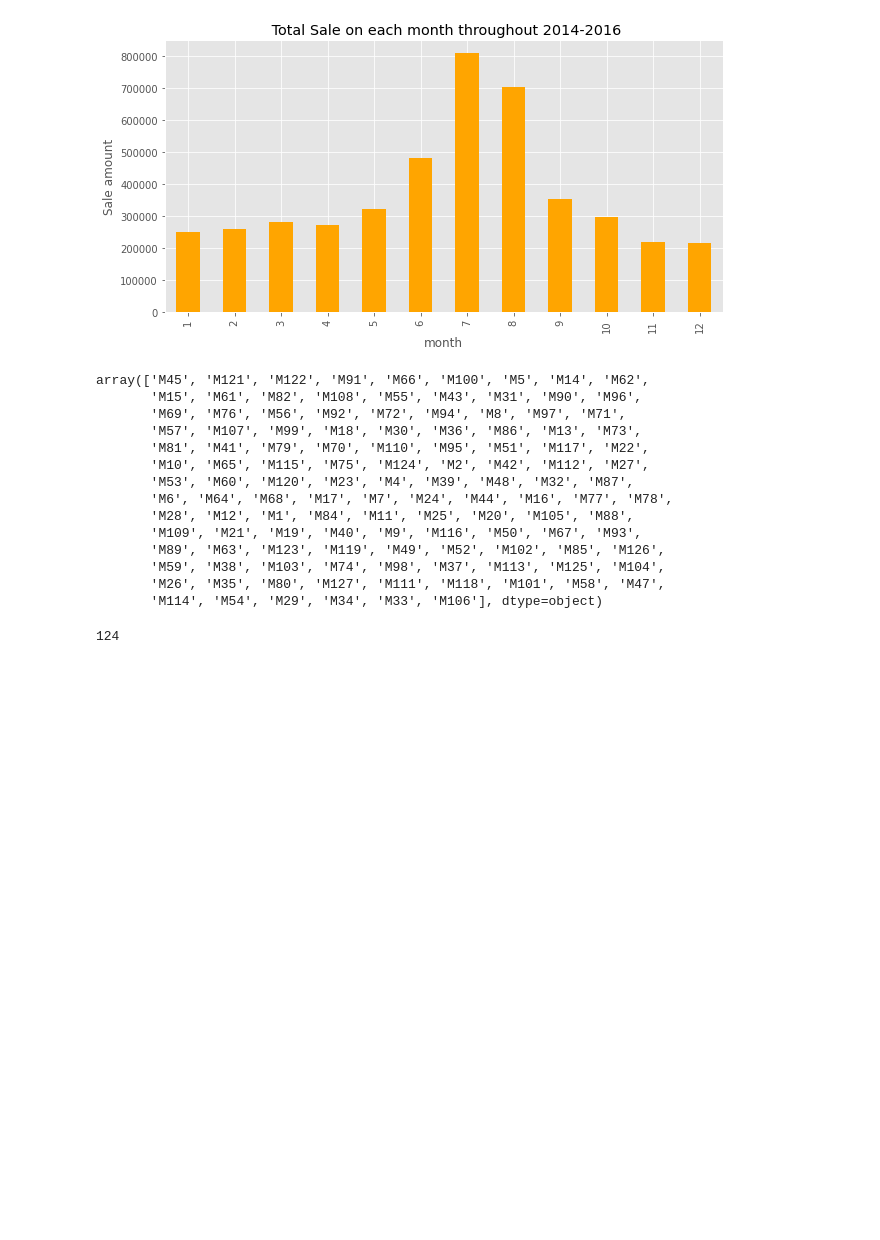
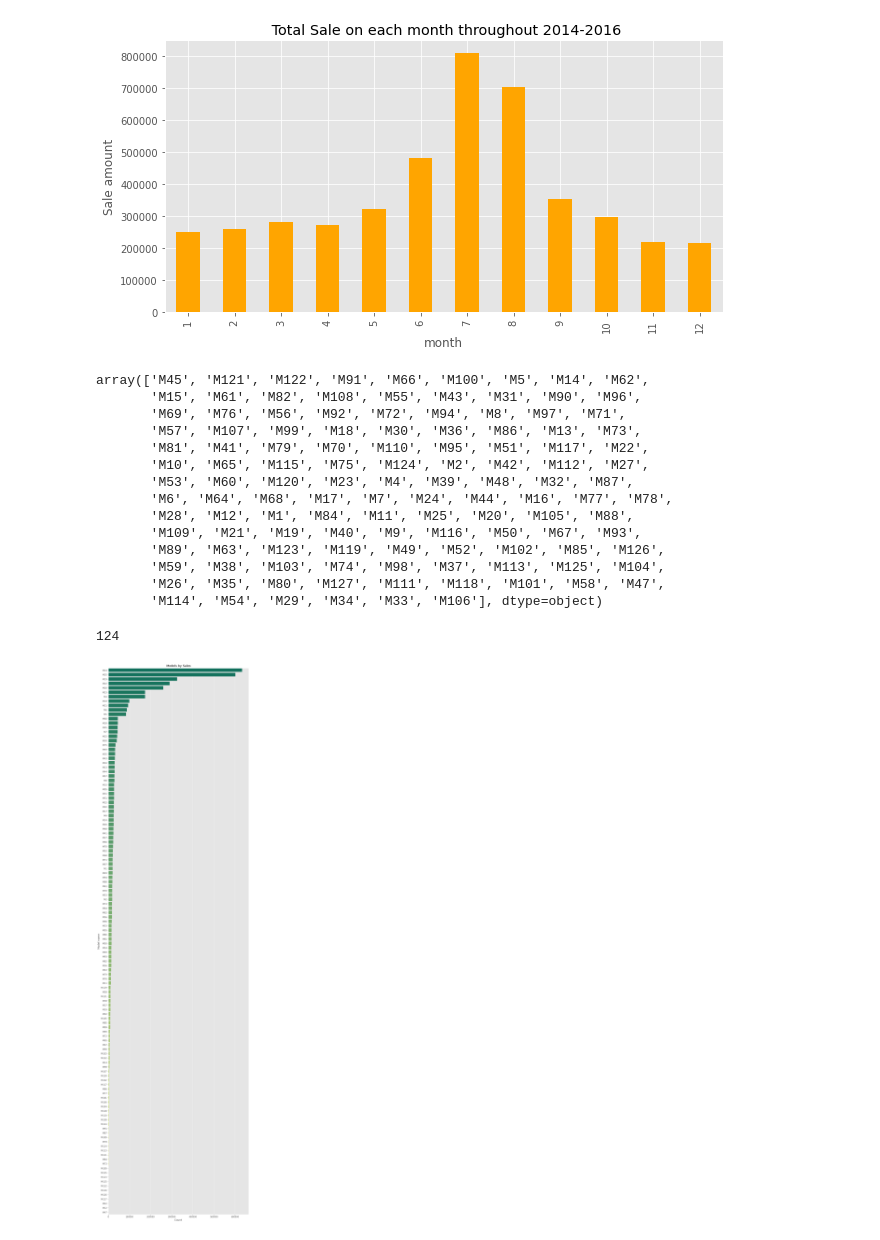
Before and after one commit to MusfiqDehan/1811821042_CSE445_Spring21, a Jupyter notebook: Problem-2/demand.ipynb, the cells around one changed output. Saved outputs shown, nothing was run; the diff lists cells and outputs as text; code cells hidden in the pictures; blank space fills up the shorter version.

Commit message:
Problem-2: Create and save models by cells

```diff
--- a/Problem-2/demand.ipynb
+++ b/Problem-2/demand.ipynb
@@ -158,3 +158,13 @@ print(total_no_of_models)
 #model and sale relationship
 models_by_sale = df.groupby('Model')['Count'].sum()
 models_by_sale.sort_values(axis=0, ascending=False, inplace=True)
+# %%
+#figure model by count
+
+f, ax = plt.subplots(figsize=(12, 48))
+ax=sns.barplot(models_by_sale, models_by_sale.index,orient='h', palette='summer')
+ax.set(title='Models by Sales',xlabel='Count ', ylabel='Model name')
+plt.savefig('plots/models_by_sales.jpg')
+plt.show()
+# %% [output]
+[figure, added]
```
Also changed, not shown: 1 other file.
